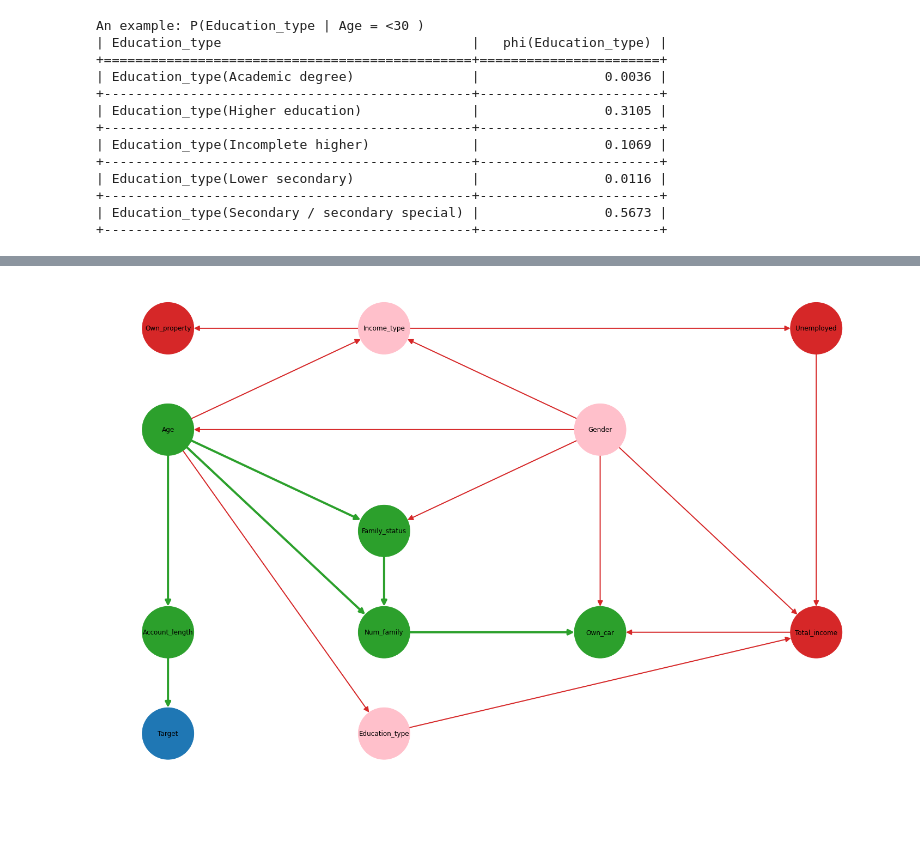
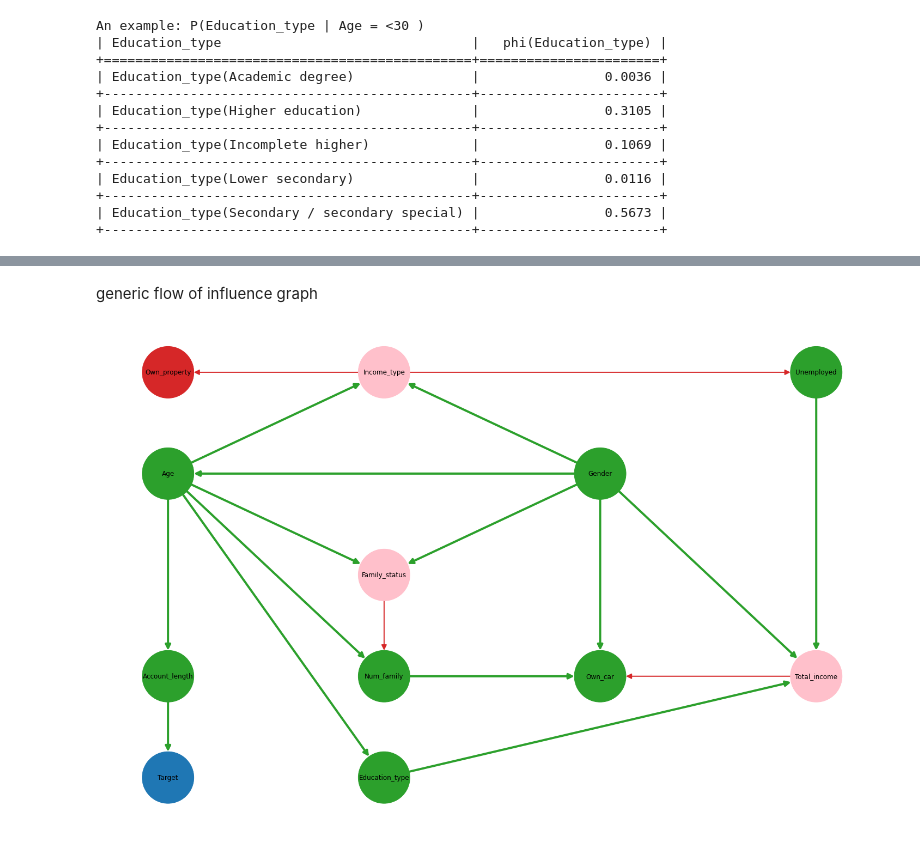
Before and after one commit to DomMcOyle/FAIKR3-Project, a Jupyter notebook: reterete.ipynb, the cells around one changed output, grey strips where cells are left out. Cells and saved outputs as stored; diff of their text form; code cells hidden in the pictures; blank space fills up the shorter version.

```diff
--- a/reterete.ipynb
+++ b/reterete.ipynb
@@ -394,47 +493,36 @@ print(rel_freq(df, ["Age"], {"Own_car": 1, "Num_family":"1"}))
 # %%
-def display_active_trails(network, target_node, given_nodes, nodes_position=pos):
+def display_active_trails(network, target_node, given_nodes=[], nodes_position=pos_hc):
+    # Taking all nodes with active trails from target_node with given_nodes as evidence
     active_trail = network.active_trail_nodes(target_node, given_nodes)[target_node]
 
+    # I give a color to all nodes, blue if target, pink if evidence, green if in trails active, red otherwise
     nodes_colors = []
     for node in network.nodes():
         if node == target_node:
             nodes_colors.append("tab:blue")
+        elif node in given_nodes:
+            nodes_colors.append("pink")
         elif node in active_trail:
             nodes_colors.append("tab:green")
-        elif node in given_nodes:
-            nodes_colors.append("pink")
         else:
             nodes_colors.append("tab:red")
 
+    # Same with edges, green if I have an active trail, red otherwise
     edges_colors = []
     edges_weights = []
     for (u, v) in network.edges:
-        if u in active_trail and v in active_trail:
+        if u in active_trail and (v in active_trail or v in given_nodes):
+            edges_colors.append("tab:green")
+            edges_weights.append(4)
+        elif u in given_nodes and v == target_node:
             edges_colors.append("tab:green")
             edges_weights.append(4)
         else:
             edges_colors.append("tab:red")
             edges_weights.append(2)
 
+    # Finally I plot the network with colors
     plt.figure(figsize=(20,12.5))
     nx.draw(network, nodes_position, width=edges_weights,
             node_color=nodes_colors, edge_color=edges_colors,
             with_labels=True, node_size=9000, arrowsize=20)
-
-
-def visualize_vstructure(network):
-    nodes_to_color = []
-    list_nodes_right = [v for (u, v) in network.edges]
-    for index, (u, v) in enumerate(network.edges):
-        list_nodes_right.pop(0)
-        if v in list_nodes_right:
-            nodes_to_color.append(v)
-
-    nodes_colors = []
-    for node in network.nodes():
-        nodes_colors.append("tab:green" if node in nodes_to_color else "tab:blue")
-
-    plt.figure(figsize=(20,12.5))
-    nx.draw(network, pos_hc,
-            node_color=nodes_colors,
-            with_labels=True, node_size=9000, arrowsize=20)
@@ -445,6 +529,8 @@ visualize_vstructure(hillclimbmodel)
+# %% [markdown]
+generic flow of influence graph
 # %%
 target_node = "Target"
-given_nodes = ["Income_type", "Education_type", "Gender"]
+given_nodes = ["Family_status", "Income_type", "Total_income"]
 display_active_trails(hillclimbmodel, target_node, given_nodes, pos_hc)
 # %% [output]
-[figure, old version]
+[figure, new version]
```
Also changed, not shown: parts of 27 cells of this notebook, 2 other files.
